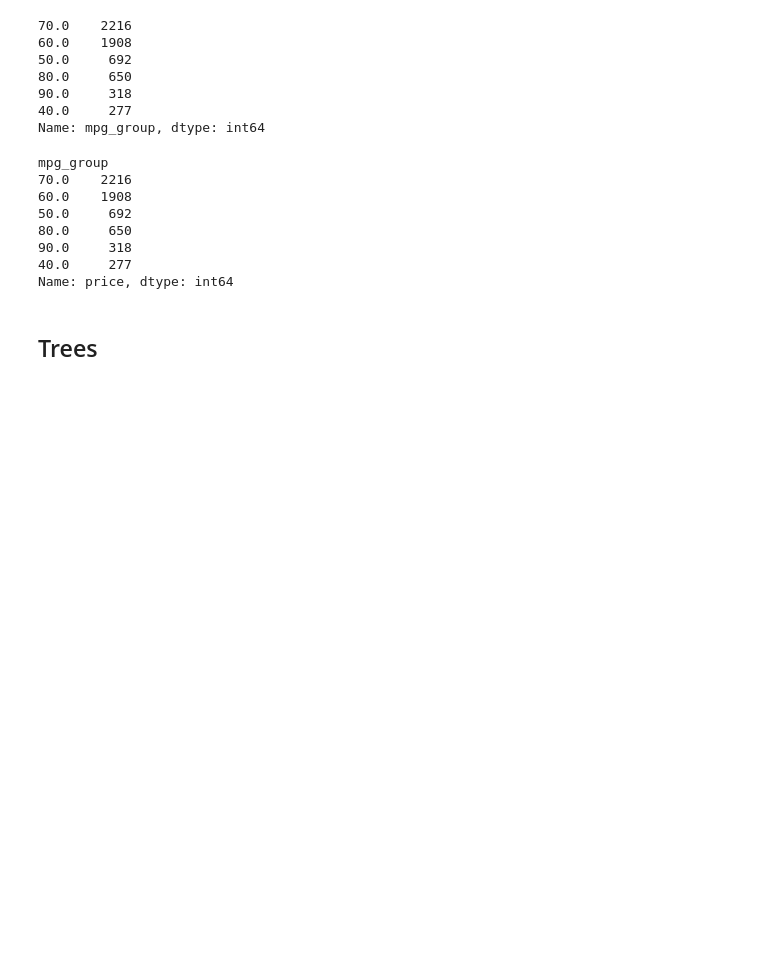
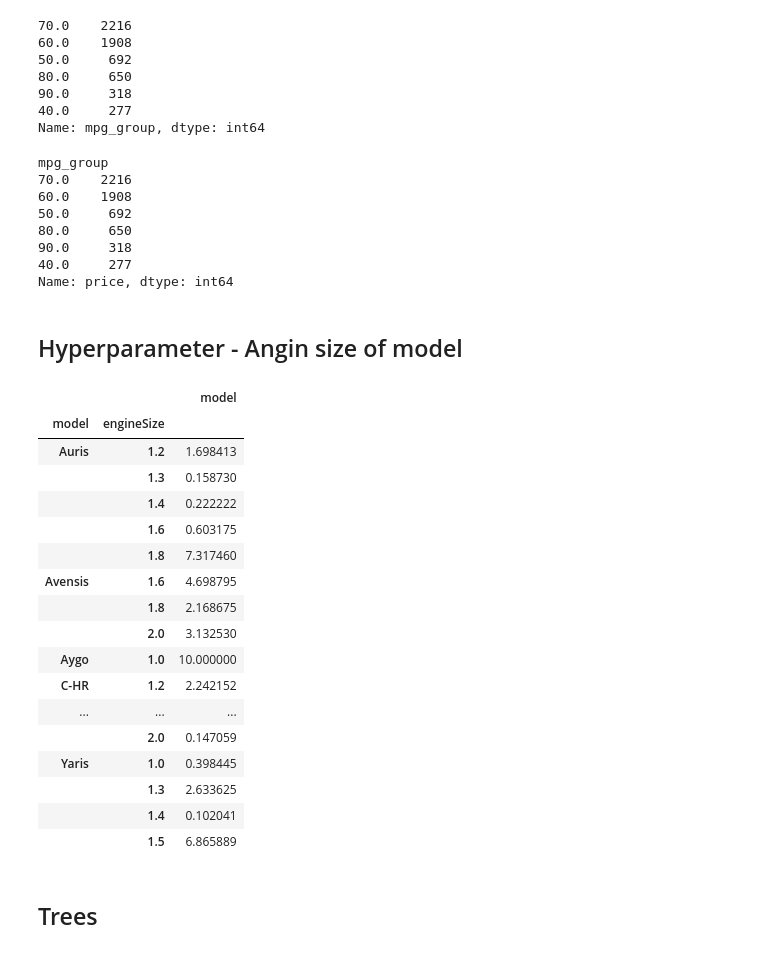
Before and after one commit to Raanank10/UK_Used_Car_Data, a Jupyter notebook: 100000_UK_Used_Car_Data_set_regression_project_.ipynb, the cells around one changed output. Saved outputs shown, nothing was run; the diff lists cells and outputs as text; code cells hidden in the pictures; blank space fills up the shorter version.

```diff
--- a/100000_UK_Used_Car_Data_set_regression_project_.ipynb
+++ b/100000_UK_Used_Car_Data_set_regression_project_.ipynb
@@ -1179,6 +1183,37 @@ mpg_group
 90.0     318
 40.0     277
 Name: price, dtype: int64
+# %% [markdown]
+## Hyperparameter - Angin size of model
+# %%
+# model_engineSize_rate = unique_Toyota.groupby(['model','engineSize']).agg({"price": [np.mean, np.count_nonzero]})
+# model_engineSize_rate
+# model_engineSize_rate.apply(lambda x:100 * x / float(x.sum()))
+
+model_engineSize_rate_2 = unique_Toyota.groupby(['model', 'engineSize']).agg({'model': 'count'}) #.agg({'count': np.count_nonzero})
+model_dataset = unique_Toyota.groupby(['model']).agg({'model': 'count'})
+model_engineSize_rate_2.div(model_dataset, level='model') * 10
+#model_engineSize_rate_2
+#model_dataset
+# %% [output]
+|  |  | model |
+| model | engineSize |  |
+| Auris | 1.2 | 1.698413 |
+|  | 1.3 | 0.158730 |
+|  | 1.4 | 0.222222 |
+|  | 1.6 | 0.603175 |
+|  | 1.8 | 7.317460 |
+| Avensis | 1.6 | 4.698795 |
+|  | 1.8 | 2.168675 |
+|  | 2.0 | 3.132530 |
+| Aygo | 1.0 | 10.000000 |
+| C-HR | 1.2 | 2.242152 |
+| ... | ... | ... |
+|  | 2.0 | 0.147059 |
+| Yaris | 1.0 | 0.398445 |
+|  | 1.3 | 2.633625 |
+|  | 1.4 | 0.102041 |
+|  | 1.5 | 6.865889 |
 # %% [markdown]
 ## Trees
 # %%
```
Also changed, not shown: parts of 8 cells of this notebook.
